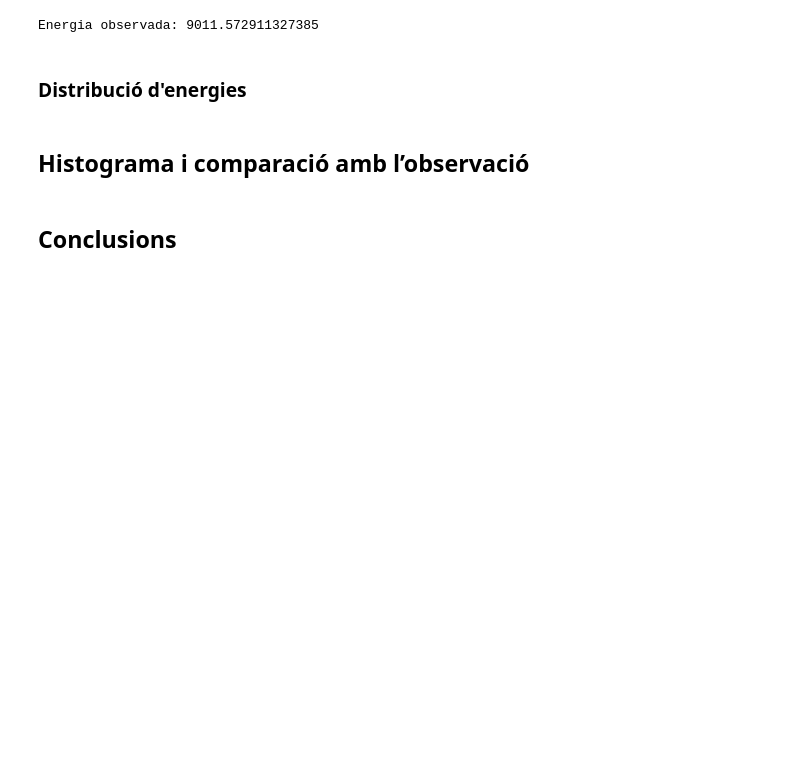
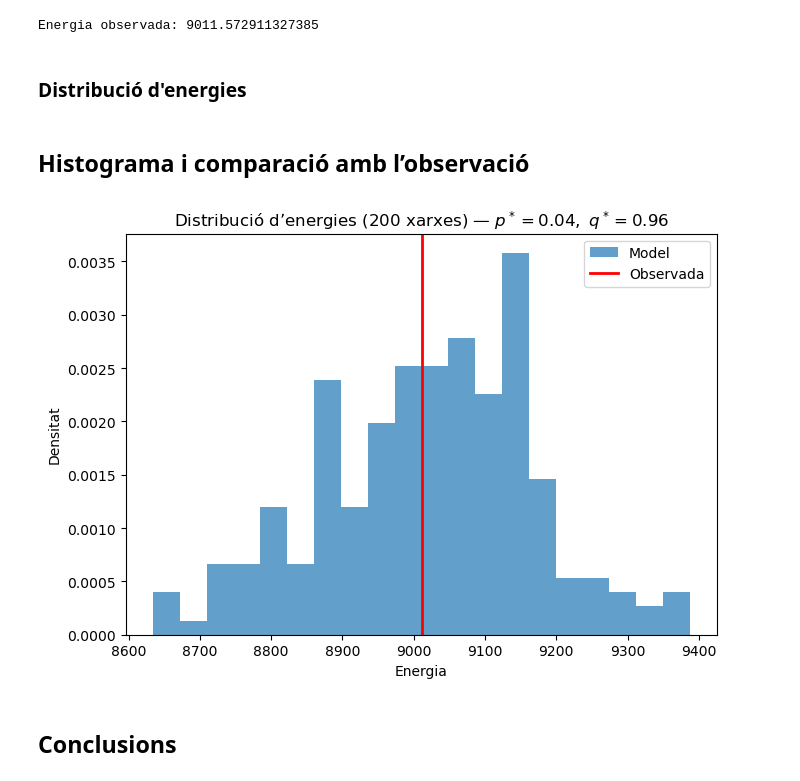
Before and after one commit to cristinacuartero/networkalignment, a Jupyter notebook: estimacio_p_q_i_sampling.ipynb, the cells around one changed output. Saved outputs shown, nothing was run; the diff lists cells and outputs as text; code cells hidden in the pictures; blank space fills up the shorter version.

Commit message:
representació energies

```diff
--- a/estimacio_p_q_i_sampling.ipynb
+++ b/estimacio_p_q_i_sampling.ipynb
@@ -174,7 +174,7 @@ Nombre d'enllaços en L_sint:  2236.0
 # %% [markdown]
 Ara vull aplicar la funció per generar múltiples xarxes sintètiques
 # %%
-nre_xarxes = 5 #potser després canviar nre al mateix que en l'altre cas
+nre_xarxes = 200 #potser després canviar nre al mateix que en l'altre cas
 Nx = L_wiring_nova.shape[0]
 Ny = L_wiring_nova.shape[1]
 A_model=np.zeros((nre_xarxes,Nx,Ny))
@@ -248,7 +261,6 @@ def overlap_total_prob(L_f, A_f, P_inv_f):
 Fem servir la identitat per fixar que no hi ha permutacions
 # %%
 #definim la permutació identitat per a cada una de les xarxes generades, és a dir, no permutem els nodes en aquesta etapa, només volem avaluar el hamiltonià amb la permutació identitat per a cada una de les mostres generades
-nre_xarxes = 50  # o 100, luego subes
 P_inv_id = np.tile(np.arange(Nx), (nre_xarxes, 1))
 # %% [markdown]
 Calculem overlaps
@@ -299,20 +313,32 @@ Energia observada: 9011.572911327385
 # %% [markdown]
 ### Distribució d'energies
 # %%
-n_trials = 10
 H_dist = []
 
-for t in range(n_trials):
-    A_sint = np.zeros((nre_xarxes, Nx, Ny))
-    for k in range(nre_xarxes):
-        A_sint[k,:,:] = generar_xarxa_sintetica(L_wiring_nova, p_inf, q_inf)
+for k in range(nre_xarxes):
+    A = generar_xarxa_sintetica(L_wiring_nova, p_inf, q_inf)
+    A = A.reshape(1, Nx, Ny)
 
-    ovlp0, ovlp1 = overlap_total_prob(L_wiring_nova, A_sint, P_inv_id)
+    ovlp0, ovlp1 = overlap_total_prob(L_wiring_nova, A, P_inv_obs ) #utilitzo la permutació identitat per a cada mostra, és a dir, no permuto els nodes, només vull avaluar el hamiltonià per cada mostra generada amb la permutació identitat
 
-    H = hamiltonian_prob(Edges_NoL, Edges_L, ovlp0, ovlp1, alpha, beta)
+    H = hamiltonian_prob(Edges_NoL_obs, Edges_L_obs, ovlp0, ovlp1, alpha, beta)
 
     H_dist.append(H)
 # %% [markdown]
 ## Histograma i comparació amb l’observació
+# %%
+plt.figure(figsize=(7,5))
+plt.hist(H_dist, bins=20, density=True, alpha=0.7, label="Model")
+plt.axvline(H_obs, color='r', lw=2, label="Observada")
+plt.title(rf"Distribució d’energies ({len(H_dist)} xarxes) — "rf"$p^*={p_inf:.2f},\ q^*={q_inf:.2f}$")
+
+plt.xlabel("Energia")
+plt.ylabel("Densitat")
+plt.legend()
+plt.tight_layout()
+#plt.savefig(f"histograma_energies_{len(H_dist)}_xarxes.png", dpi=300)
+plt.show()
+# %% [output]
+[figure, added]
 # %% [markdown]
 ## Conclusions
```
Also changed, not shown: parts of 6 cells of this notebook.
